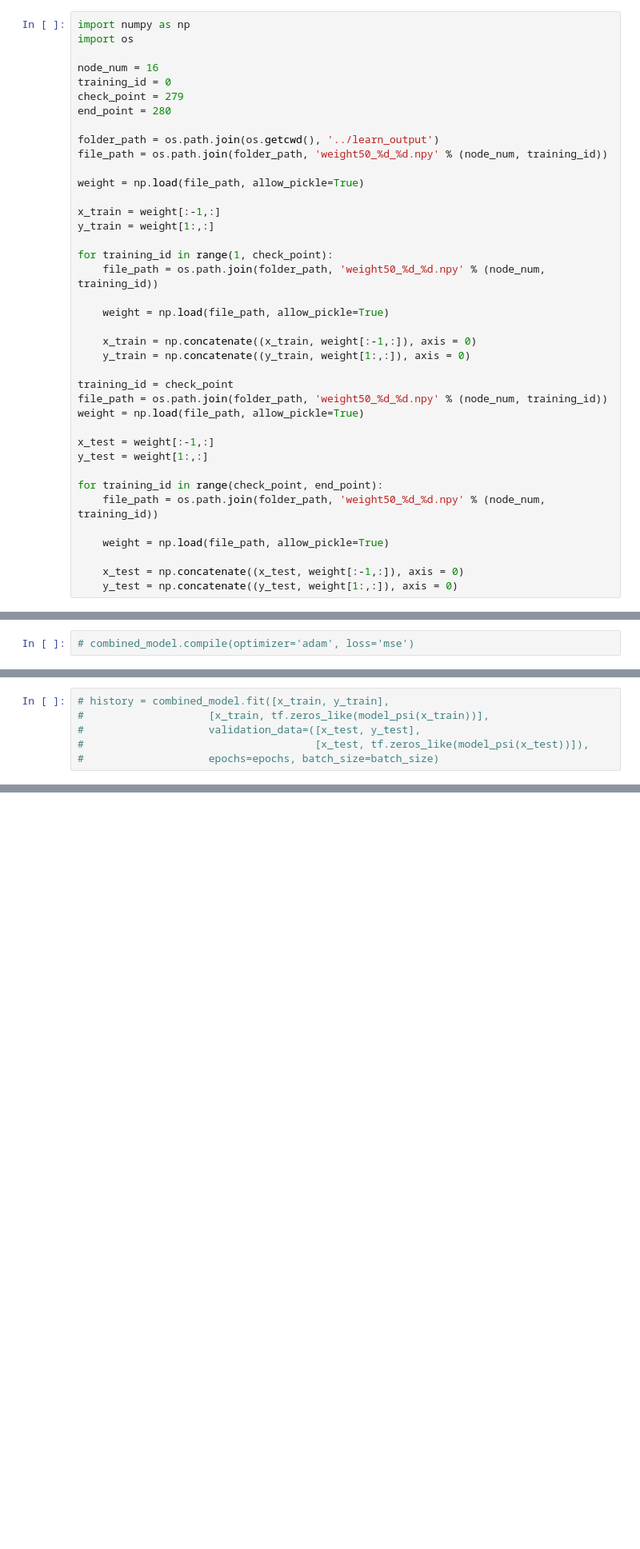
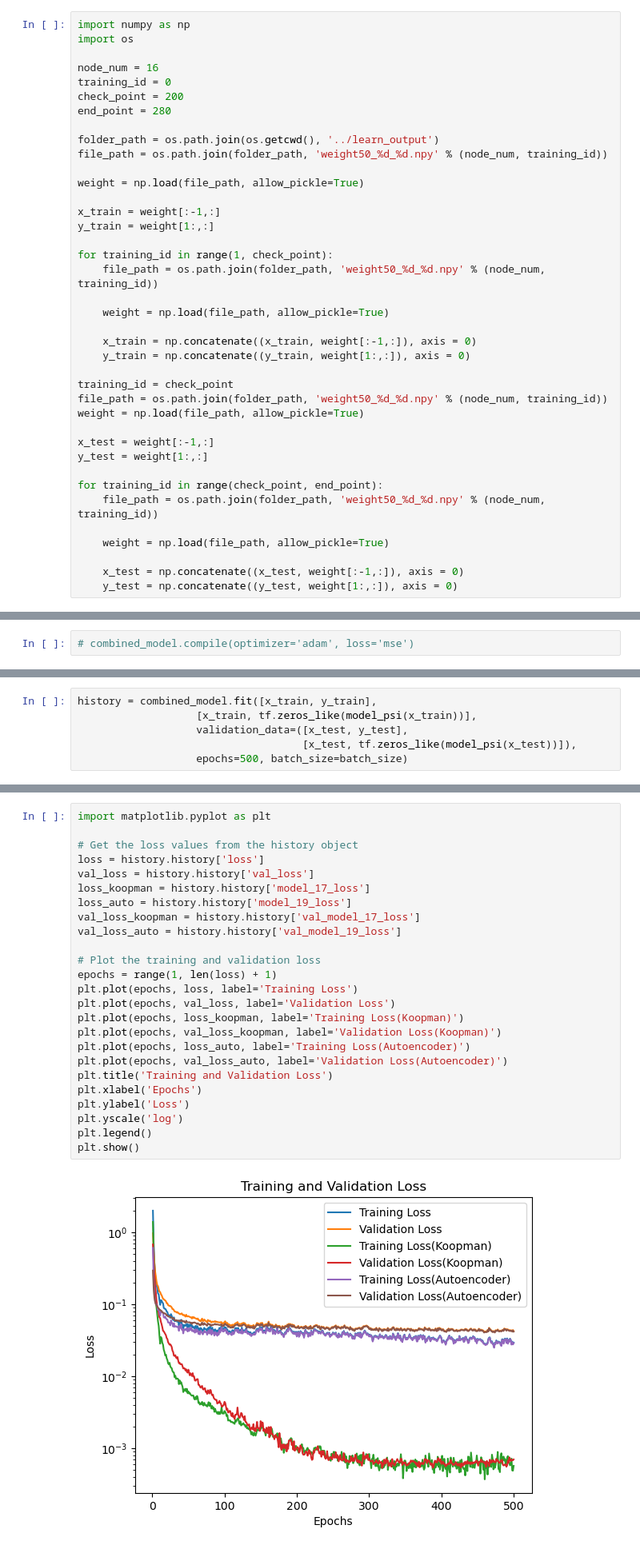
Before and after one commit to Shiqi-Wu/GD_via_Koopman, a Jupyter notebook: teaching/Mnist_2cate.ipynb, the cells around one changed output, grey strips where cells are left out. Shown at 80% size. Saved outputs shown, nothing was run; the diff lists cells and outputs as text; blank space fills up the shorter version.

```diff
--- a/teaching/Mnist_2cate.ipynb
+++ b/teaching/Mnist_2cate.ipynb
@@ -44,7 +34,7 @@ import os
 
 node_num = 16
 training_id = 0
-check_point = 279
+check_point = 200
 end_point = 280
 
 folder_path = os.path.join(os.getcwd(), '../learn_output')
@@ -439,8 +356,8 @@ y_test_scaled = scaler.transform(y_test)
 #                                     [x_test_scaled, tf.zeros_like(model_psi(x_test_scaled))]),
 #                    epochs=epochs, batch_size=batch_size)
 # %%
-# history = combined_model.fit([x_train, y_train],
-#                    [x_train, tf.zeros_like(model_psi(x_train))],
-#                    validation_data=([x_test, y_test],
-#                                     [x_test, tf.zeros_like(model_psi(x_test))]),
-#                    epochs=epochs, batch_size=batch_size)
+history = combined_model.fit([x_train, y_train],
+                   [x_train, tf.zeros_like(model_psi(x_train))],
+                   validation_data=([x_test, y_test],
+                                    [x_test, tf.zeros_like(model_psi(x_test))]),
+                   epochs=500, batch_size=batch_size)
@@ -447,2 +382,29 @@ y_test_scaled = scaler.transform(y_test)
+# %%
+import matplotlib.pyplot as plt
+
+# Get the loss values from the history object
+loss = history.history['loss']
+val_loss = history.history['val_loss']
+loss_koopman = history.history['model_17_loss']
+loss_auto = history.history['model_19_loss']
+val_loss_koopman = history.history['val_model_17_loss']
+val_loss_auto = history.history['val_model_19_loss']
+
+# Plot the training and validation loss
+epochs = range(1, len(loss) + 1)
+plt.plot(epochs, loss, label='Training Loss')
+plt.plot(epochs, val_loss, label='Validation Loss')
+plt.plot(epochs, loss_koopman, label='Training Loss(Koopman)')
+plt.plot(epochs, val_loss_koopman, label='Validation Loss(Koopman)')
+plt.plot(epochs, loss_auto, label='Training Loss(Autoencoder)')
+plt.plot(epochs, val_loss_auto, label='Validation Loss(Autoencoder)')
+plt.title('Training and Validation Loss')
+plt.xlabel('Epochs')
+plt.ylabel('Loss')
+plt.yscale('log')
+plt.legend()
+plt.show()
+# %% [output]
+[figure, added]
 # %%
 model_auto.compile(optimizer='adam', loss='mse')
```
Also changed, not shown: parts of 14 cells of this notebook, 34 other files.
